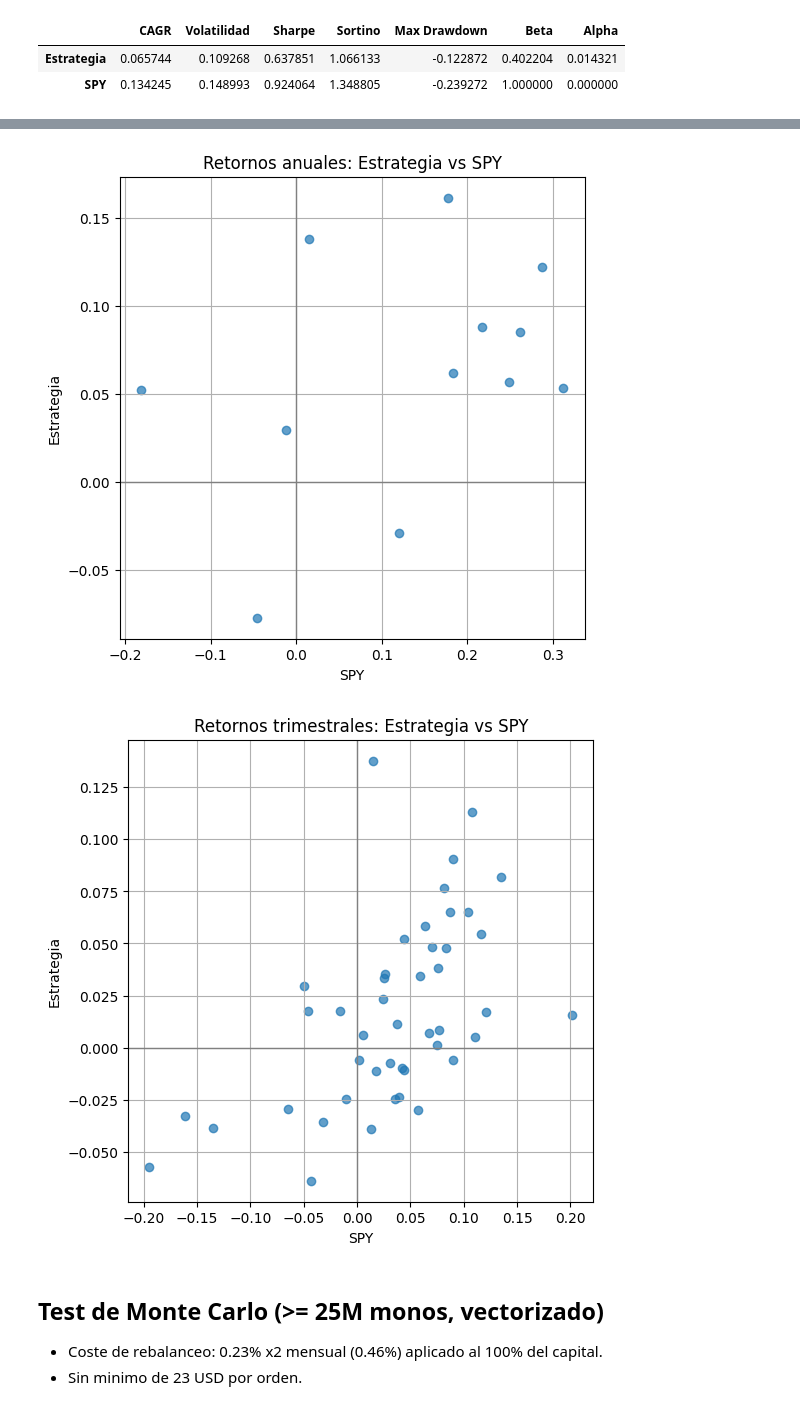
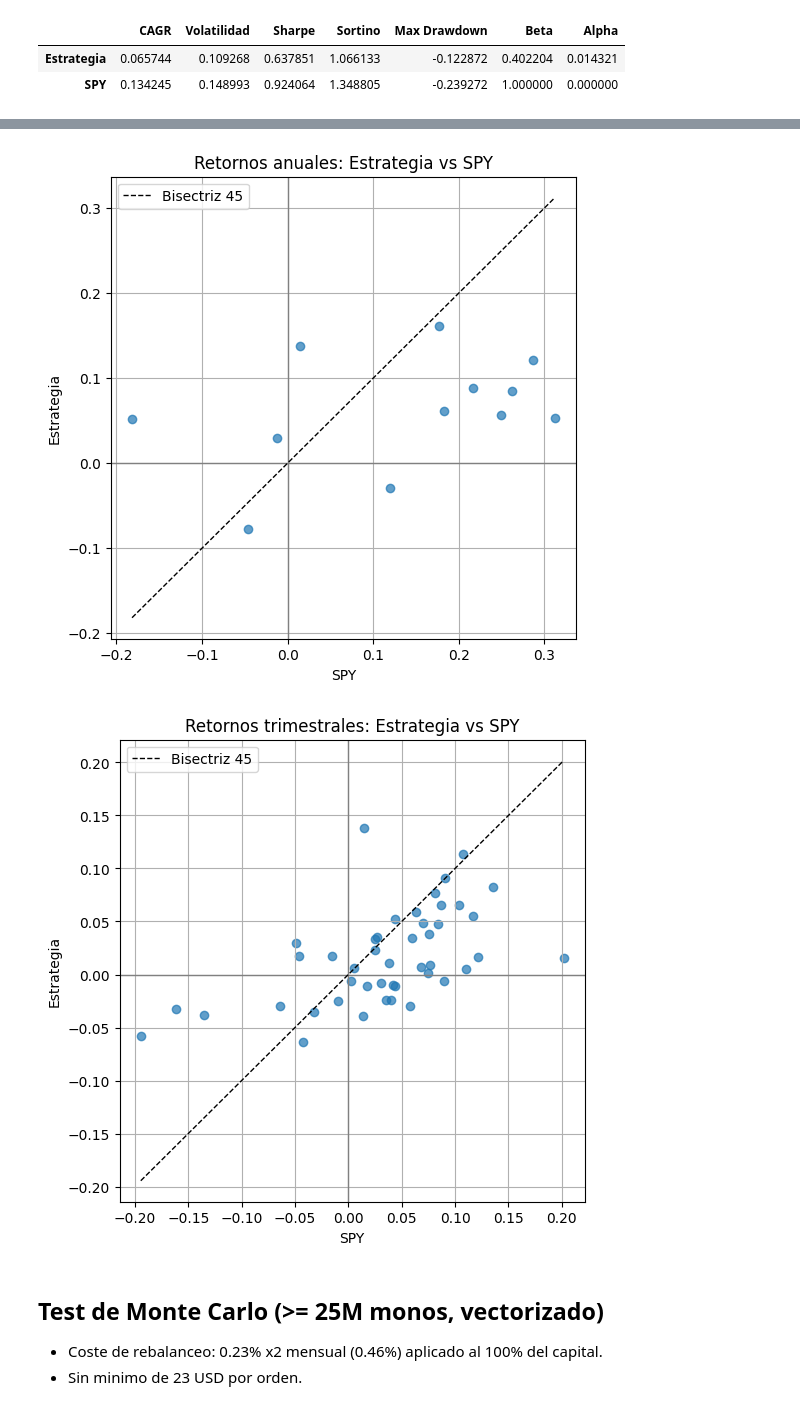
Before and after one commit to NataliaSJO/Practica-Miax-Backtesting, a Jupyter notebook: resultadosRobustez.ipynb, the cells around one changed output, grey strips where cells are left out. Saved outputs shown, nothing was run; the diff lists cells and outputs as text; code cells hidden in the pictures.

Commit message:
bisectriz en graficas

```diff
--- a/resultadosRobustez.ipynb
+++ b/resultadosRobustez.ipynb
@@ -201,9 +201,13 @@ plt.figure(figsize=(6, 6))
 plt.scatter(spy_year, strategy_year, alpha=0.7)
 plt.axhline(0, color='grey', linewidth=1)
 plt.axvline(0, color='grey', linewidth=1)
+min_val = min(spy_year.min(), strategy_year.min())
+max_val = max(spy_year.max(), strategy_year.max())
+plt.plot([min_val, max_val], [min_val, max_val], color='black', linestyle='--', linewidth=1, label='Bisectriz 45')
 plt.title('Retornos anuales: Estrategia vs SPY')
 plt.xlabel('SPY')
 plt.ylabel('Estrategia')
+plt.legend()
 plt.grid(True)
 plt.show()
 
@@ -214,9 +218,13 @@ plt.figure(figsize=(6, 6))
 plt.scatter(spy_quarter, strategy_quarter, alpha=0.7)
 plt.axhline(0, color='grey', linewidth=1)
 plt.axvline(0, color='grey', linewidth=1)
+min_val = min(spy_quarter.min(), strategy_quarter.min())
+max_val = max(spy_quarter.max(), strategy_quarter.max())
+plt.plot([min_val, max_val], [min_val, max_val], color='black', linestyle='--', linewidth=1, label='Bisectriz 45')
 plt.title('Retornos trimestrales: Estrategia vs SPY')
 plt.xlabel('SPY')
 plt.ylabel('Estrategia')
+plt.legend()
 plt.grid(True)
 plt.show()
 # %% [output]
@@ -225,5 +233,5 @@ plt.show()
-[figure, old version]
+[figure, new version]
-[figure, old version]
+[figure, new version]
 # %% [markdown]
 ## Test de Monte Carlo (>= 25M monos, vectorizado)
 
```
Also changed, not shown: parts of 2 cells of this notebook.
